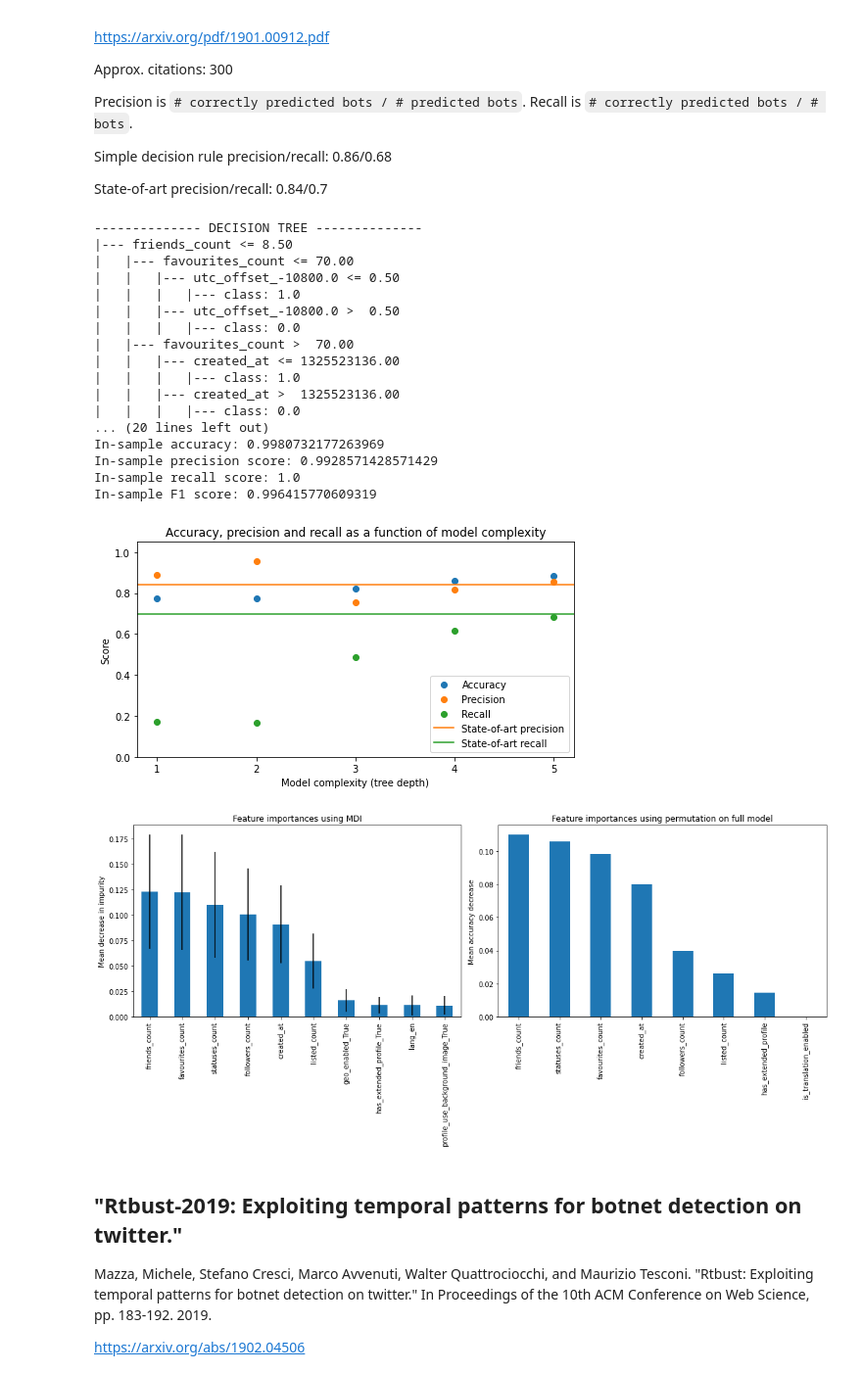
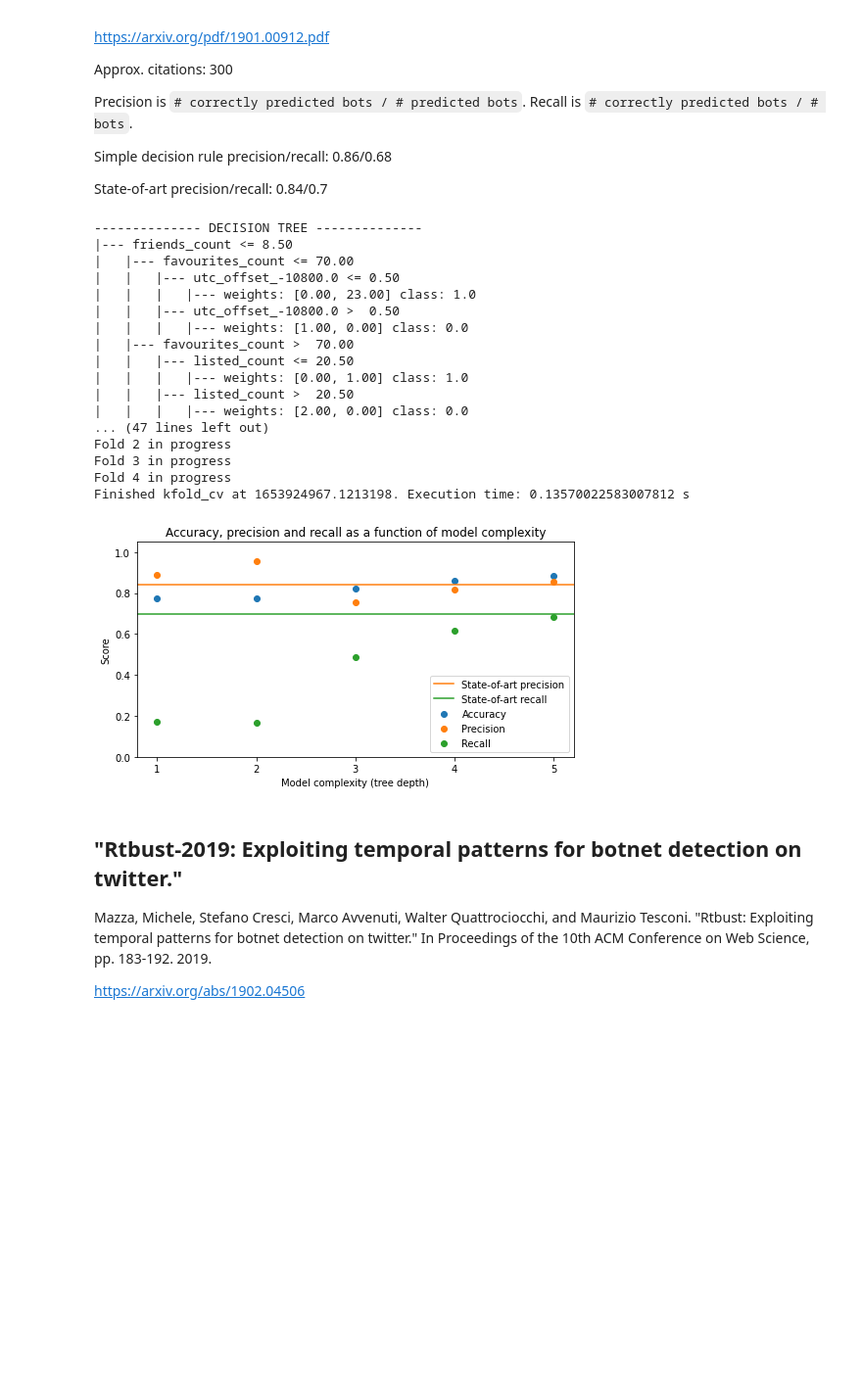
Before and after one commit to johnchrishays/bot-detection, a Jupyter notebook: Simple Decision Rules Give High Accuracy for Detecting Social Bots on Benchmark Datasets.ipynb, the cells around one changed output. Shown at 98% size. Saved outputs shown, nothing was run; the diff lists cells and outputs as text; code cells hidden in the pictures; blank space fills up the shorter version.

Commit message:
analysis for all accessible datasets and plot with cross validation scores. still investigating whether the plot is correct.

```diff
--- a/Simple Decision Rules Give High Accuracy for Detecting Social Bots on Benchmark Datasets.ipynb
+++ b/Simple Decision Rules Give High Accuracy for Detecting Social Bots on Benchmark Datasets.ipynb
@@ -214,8 +278,8 @@ def load_twibot(path, drop_extra_cols=[]):
     twibot_one_hot = preprocess(twibot_df, drop_cols, [ent for ent in DUMMY_COLUMNS + ['is_translator', 'contributors_enabled'] if ent not in drop_cols])
     return twibot_df, twibot_one_hot, twibot_labels
 
-twibot_df, twibot_one_hot, twibot_labels = load_twibot("./data/Twibot-20/train.json")
-twibot_test, twibot_one_hot_test, twibot_labels_test = load_twibot("./data/Twibot-20/test.json")
-twibot_validate, twibot_one_hot_validate, twibot_labels_validate = load_twibot("./data/Twibot-20/dev.json")
+twibot_df, twibot_one_hot, twibot_labels = load_twibot(PROJ_PATH + "/data/Twibot-20/train.json")
+twibot_test, twibot_one_hot_test, twibot_labels_test = load_twibot(PROJ_PATH + "/data/Twibot-20/test.json")
+twibot_validate, twibot_one_hot_validate, twibot_labels_validate = load_twibot(PROJ_PATH + "/data/Twibot-20/dev.json")
 # %%
 # Fit and score on decision tree
@@ -239,0 +315,9 @@ Out-of-sample F1 score: 0.8550434201736806
+# %%
+twibot_df, twibot_one_hot, twibot_labels = load_twibot(PROJ_PATH + "/data/Twibot-20/train.json")
+twibot_test, twibot_one_hot_test, twibot_labels_test = load_twibot(PROJ_PATH + "/data/Twibot-20/test.json")
+twibot_validate, twibot_one_hot_validate, twibot_labels_validate = load_twibot(PROJ_PATH + "/data/Twibot-20/dev.json")
+twibot_scores = []
+for i in range(1, 6):
+    dt_clf, *_ = fit_and_score(twibot_one_hot[shared_columns], twibot_labels, depth=i)
+    scr = score(dt_clf, twibot_one_hot_test[shared_columns], twibot_labels_test, silent=True)
+    twibot_scores.append(scr)
@@ -294,44 +399,44 @@ State-of-art precision/recall: 0.84/0.7
 # %%
 def analyze_bot_repo_dataset(data_path, labels_path, depth=5, soa_accuracy=None, soa_precision=None, soa_recall=None):
     profs = extract_users(data_path)
     df, one_hot, labels = preprocess_users(profs, labels_path)
     # Fit and score on decision tree
     print("-------------- DECISION TREE --------------")
     dt_clf, *_ = fit_and_score(one_hot, labels, depth=depth)
     plot_metrics(one_hot, labels, soa_accuracy=soa_accuracy, soa_precision=soa_precision, soa_recall=soa_recall)
     # Fit and score on decision tree
-    print("-------------- DECISION TREE TRAIN/TEST SPLIT --------------")
-    train_test_fit_and_score(one_hot, labels, depth=depth)
-    # Fit and score on random forest
-    print("-------------- RANDOM FOREST --------------")
-    rf = ensemble.RandomForestClassifier(n_estimators=100)
-    rf_clf, *_ = fit_and_score(one_hot, labels, method=rf)
-    fig, axes = plt.subplots(1,2, figsize=(15,7))
-    mdi_feature_importance(rf_clf, list(one_hot.columns), axes[0])
-    permutation_feature_importance(axes[1], df, labels, DUMMY_COLUMNS + ['is_translator', 'contributors_enabled'])
-    fig.tight_layout()
+#     print("-------------- DECISION TREE TRAIN/TEST SPLIT --------------")
+#     train_test_fit_and_score(one_hot, labels, depth=depth)
+#     # Fit and score on random forest
+#     print("-------------- RANDOM FOREST --------------")
+#     rf = ensemble.RandomForestClassifier(n_estimators=100)
+#     rf_clf, *_ = fit_and_score(one_hot, labels, method=rf)
+#     fig, axes = plt.subplots(1,2, figsize=(15,7))
+#     mdi_feature_importance(rf_clf, list(one_hot.columns), axes[0])
+#     permutation_feature_importance(axes[1], df, labels, DUMMY_COLUMNS + ['is_translator', 'contributors_enabled'])
+#     fig.tight_layout()
+    return [kfold_cv(one_hot, labels, depth=i) for i in range(1,6)]
 
-analyze_bot_repo_dataset("./data/botometer-feedback-2019_tweets.json", "./data/botometer-feedback-2019.tsv", depth=3, soa_precision=0.84, soa_recall=0.7)
+botometer_feedback_scores = analyze_bot_repo_dataset(PROJ_PATH + "/data/botometer-feedback-2019_tweets.json", PROJ_PATH + "/data/botometer-feedback-2019.tsv", depth=3, soa_precision=0.84, soa_recall=0.7)
 # %% [output]
 -------------- DECISION TREE --------------
 |--- friends_count <= 8.50
 |   |--- favourites_count <= 70.00
 |   |   |--- utc_offset_-10800.0 <= 0.50
-|   |   |   |--- class: 1.0
+|   |   |   |--- weights: [0.00, 23.00] class: 1.0
 |   |   |--- utc_offset_-10800.0 >  0.50
-|   |   |   |--- class: 0.0
+|   |   |   |--- weights: [1.00, 0.00] class: 0.0
 |   |--- favourites_count >  70.00
-|   |   |--- created_at <= 1325523136.00
-|   |   |   |--- class: 1.0
-|   |   |--- created_at >  1325523136.00
-|   |   |   |--- class: 0.0
-... (20 lines left out)
-In-sample accuracy: 0.9980732177263969
-In-sample precision score: 0.9928571428571429
-In-sample recall score: 1.0
-In-sample F1 score: 0.996415770609319
+|   |   |--- listed_count <= 20.50
+|   |   |   |--- weights: [0.00, 1.00] class: 1.0
+|   |   |--- listed_count >  20.50
+|   |   |   |--- weights: [2.00, 0.00] class: 0.0
+... (47 lines left out)
+Fold 2 in progress
+Fold 3 in progress
+Fold 4 in progress
+Finished kfold_cv at 1653924967.1213198. Execution time: 0.13570022583007812 s
-[figure, old version]
+[figure, new version]
-[figure, removed]
 # %% [markdown]
 ## "Rtbust-2019: Exploiting temporal patterns for botnet detection on twitter."
 
```
Also changed, not shown: parts of 51 cells of this notebook.
